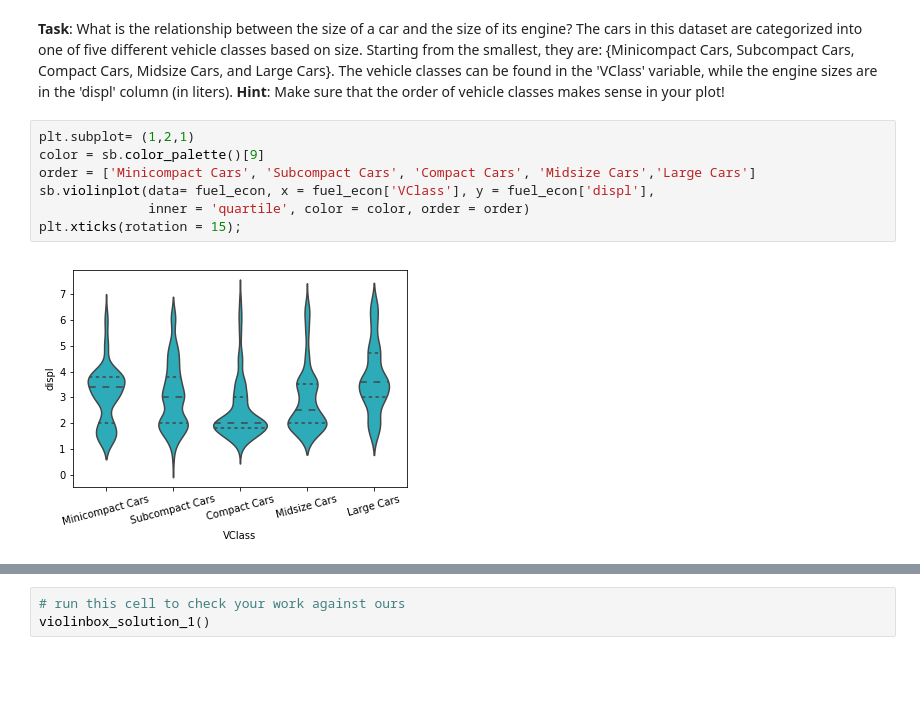
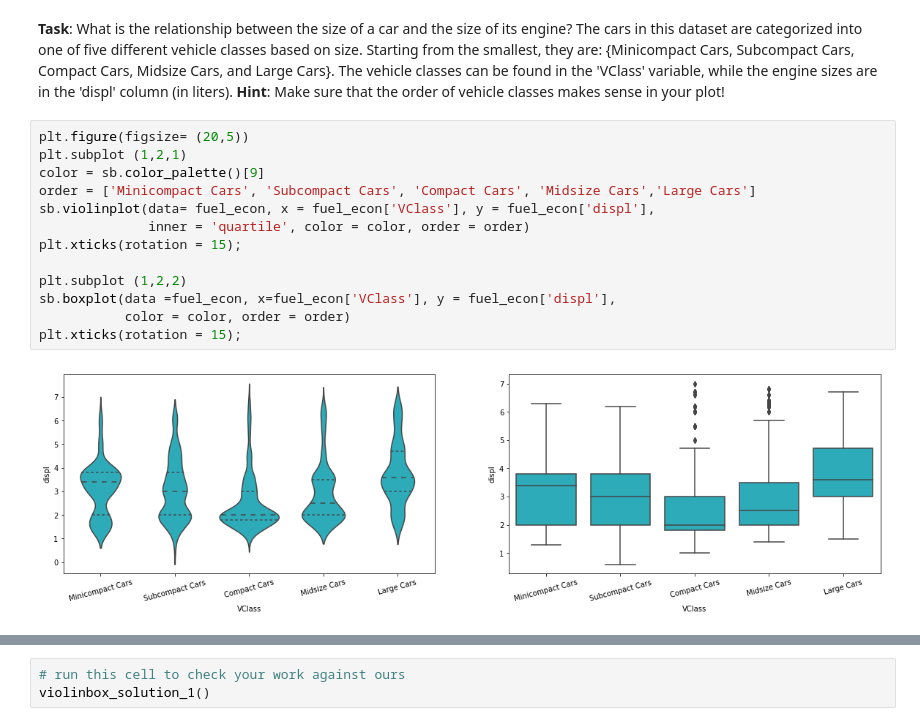
Before and after one commit to victorlifan/Data_Visualization_ex, a Jupyter notebook: scatter,violin,box,heat,facet,clustered bar/Violin_and_Box_Plot_Practice.ipynb, the cells around one changed output, grey strips where cells are left out. Cells and saved outputs as stored; diff of their text form; blank space fills up the shorter version.

```diff
--- a/scatter,violin,box,heat,facet,clustered bar/Violin_and_Box_Plot_Practice.ipynb
+++ b/scatter,violin,box,heat,facet,clustered bar/Violin_and_Box_Plot_Practice.ipynb
@@ -23,11 +23,17 @@ fuel_econ.head()
 # %% [markdown]
 **Task**: What is the relationship between the size of a car and the size of its engine? The cars in this dataset are categorized into one of five different vehicle classes based on size. Starting from the smallest, they are: {Minicompact Cars, Subcompact Cars, Compact Cars, Midsize Cars, and Large Cars}. The vehicle classes can be found in the 'VClass' variable, while the engine sizes are in the 'displ' column (in liters). **Hint**: Make sure that the order of vehicle classes makes sense in your plot!
 # %%
-plt.subplot= (1,2,1)
+plt.figure(figsize= (20,5))
+plt.subplot (1,2,1)
 color = sb.color_palette()[9]
 order = ['Minicompact Cars', 'Subcompact Cars', 'Compact Cars', 'Midsize Cars','Large Cars']
 sb.violinplot(data= fuel_econ, x = fuel_econ['VClass'], y = fuel_econ['displ'],
               inner = 'quartile', color = color, order = order)
 plt.xticks(rotation = 15);
+
+plt.subplot (1,2,2)
+sb.boxplot(data =fuel_econ, x=fuel_econ['VClass'], y = fuel_econ['displ'],
+           color = color, order = order)
+plt.xticks(rotation = 15);
 # %% [output]
-[figure, old version]
+[figure, new version]
```
Also changed, not shown: parts of 1 cell of this notebook.
